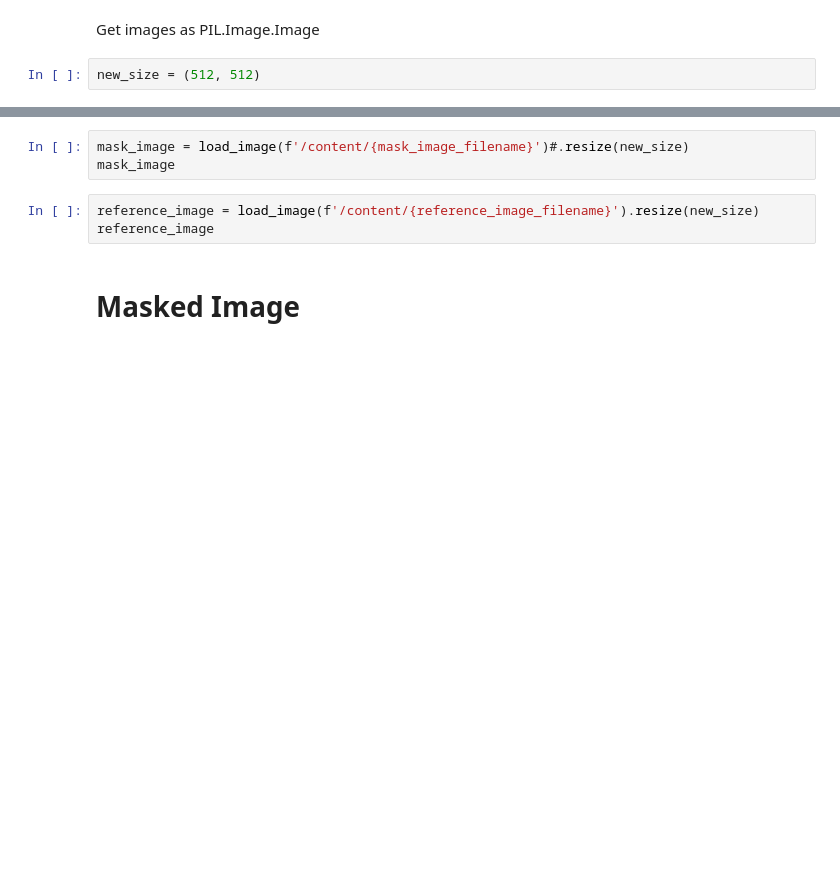
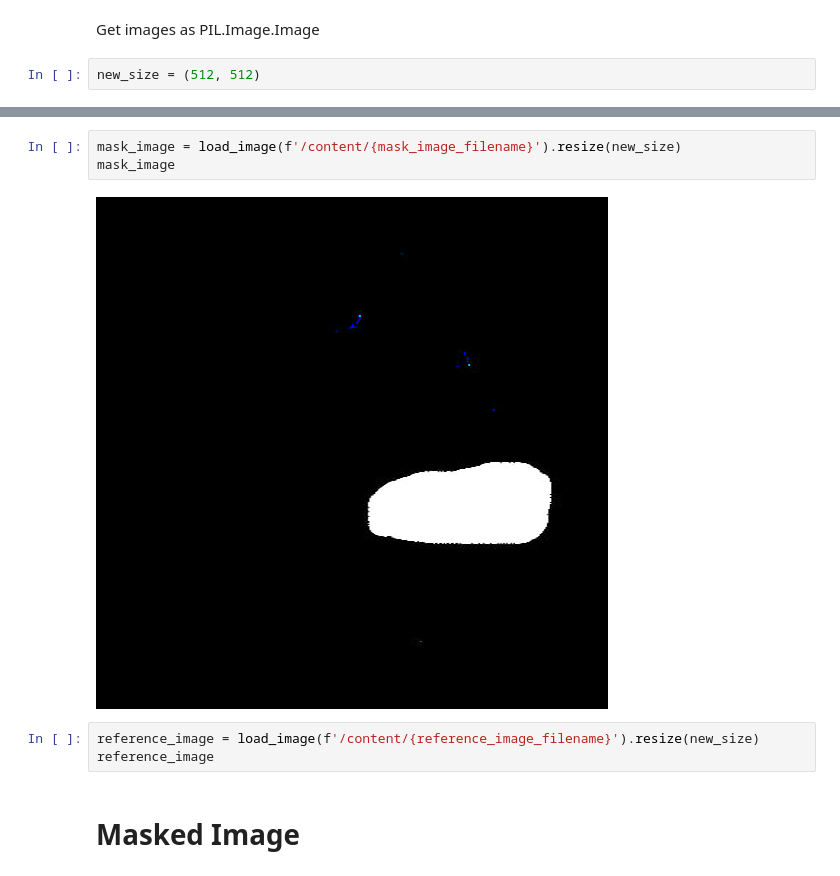
Before and after one commit to ArefMYTB/Artifact_Removal, a Jupyter notebook: rectification.ipynb, the cells around one changed output, grey strips where cells are left out. Saved outputs shown, nothing was run; the diff lists cells and outputs as text; blank space fills up the shorter version.

```diff
--- a/rectification.ipynb
+++ b/rectification.ipynb
@@ -97,6 +97,8 @@ distorted_image
 # %%
-mask_image = load_image(f'/content/{mask_image_filename}')#.resize(new_size)
+mask_image = load_image(f'/content/{mask_image_filename}').resize(new_size)
 mask_image
+# %% [output]
+[figure, added]
 # %%
 reference_image = load_image(f'/content/{reference_image_filename}').resize(new_size)
 reference_image
```
Also changed, not shown: parts of 9 cells of this notebook.
